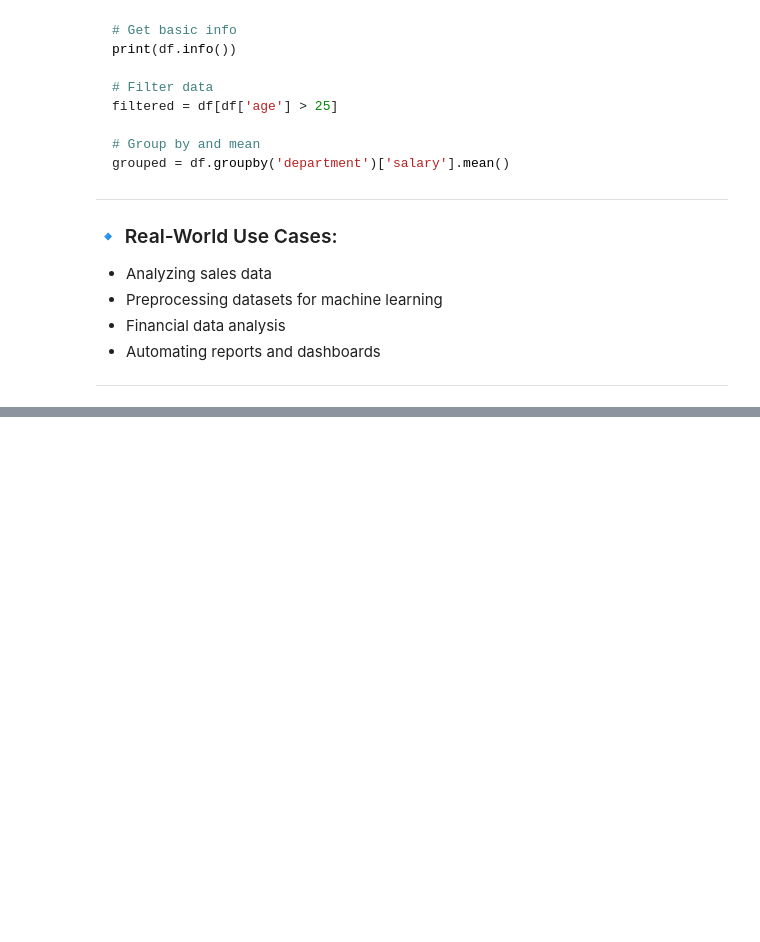
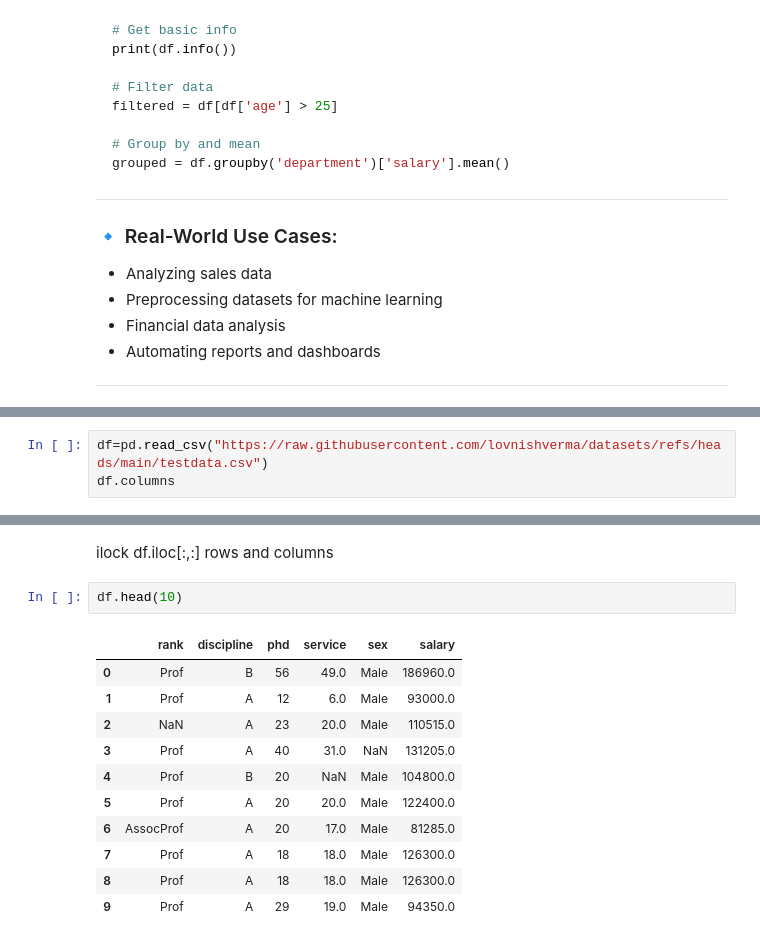
Before and after one commit to itsluckysharma01/Python-from-START, a Jupyter notebook: 05 (Pandas) Lucky Sharma DataCuration_Using_Pythonipynb.ipynb, the cells around one changed output, grey strips where cells are left out. Saved outputs shown, nothing was run; the diff lists cells and outputs as text; blank space fills up the shorter version.

```diff
--- a/05 (Pandas) Lucky Sharma DataCuration_Using_Pythonipynb.ipynb
+++ b/05 (Pandas) Lucky Sharma DataCuration_Using_Pythonipynb.ipynb
@@ -86,0 +155,3 @@ grouped = df.groupby('department')['salary'].mean()
+# %%
+df=pd.read_csv("https://raw.githubusercontent.com/lovnishverma/datasets/refs/heads/main/testdata.csv")
+df.columns
@@ -86,0 +234,16 @@ grouped = df.groupby('department')['salary'].mean()
+# %% [markdown]
+ilock df.iloc[:,:] rows and columns
+# %%
+df.head(10)
+# %% [output]
+|  | rank | discipline | phd | service | sex | salary |
+| 0 | Prof | B | 56 | 49.0 | Male | 186960.0 |
+| 1 | Prof | A | 12 | 6.0 | Male | 93000.0 |
+| 2 | NaN | A | 23 | 20.0 | Male | 110515.0 |
+| 3 | Prof | A | 40 | 31.0 | NaN | 131205.0 |
+| 4 | Prof | B | 20 | NaN | Male | 104800.0 |
+| 5 | Prof | A | 20 | 20.0 | Male | 122400.0 |
+| 6 | AssocProf | A | 20 | 17.0 | Male | 81285.0 |
+| 7 | Prof | A | 18 | 18.0 | Male | 126300.0 |
+| 8 | Prof | A | 18 | 18.0 | Male | 126300.0 |
+| 9 | Prof | A | 29 | 19.0 | Male | 94350.0 |
```
Also changed, not shown: parts of 31 cells of this notebook.
